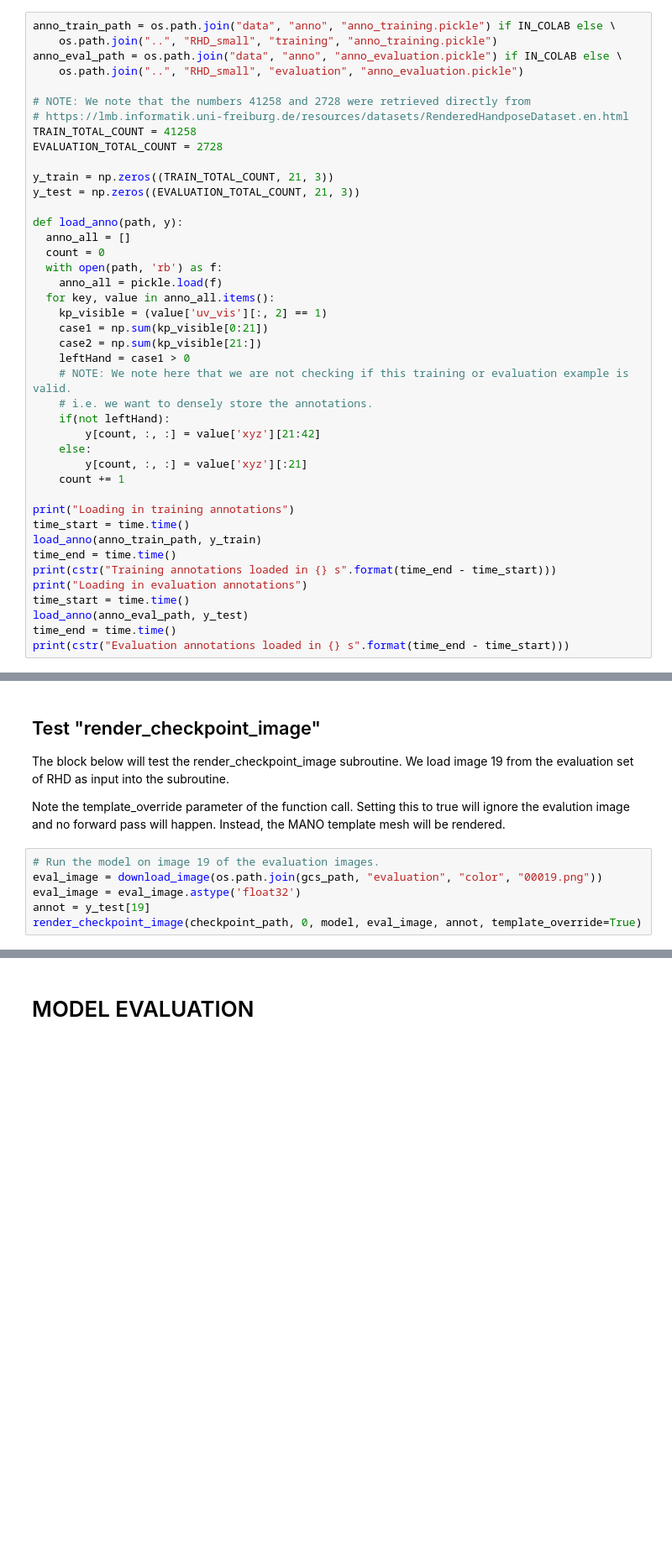
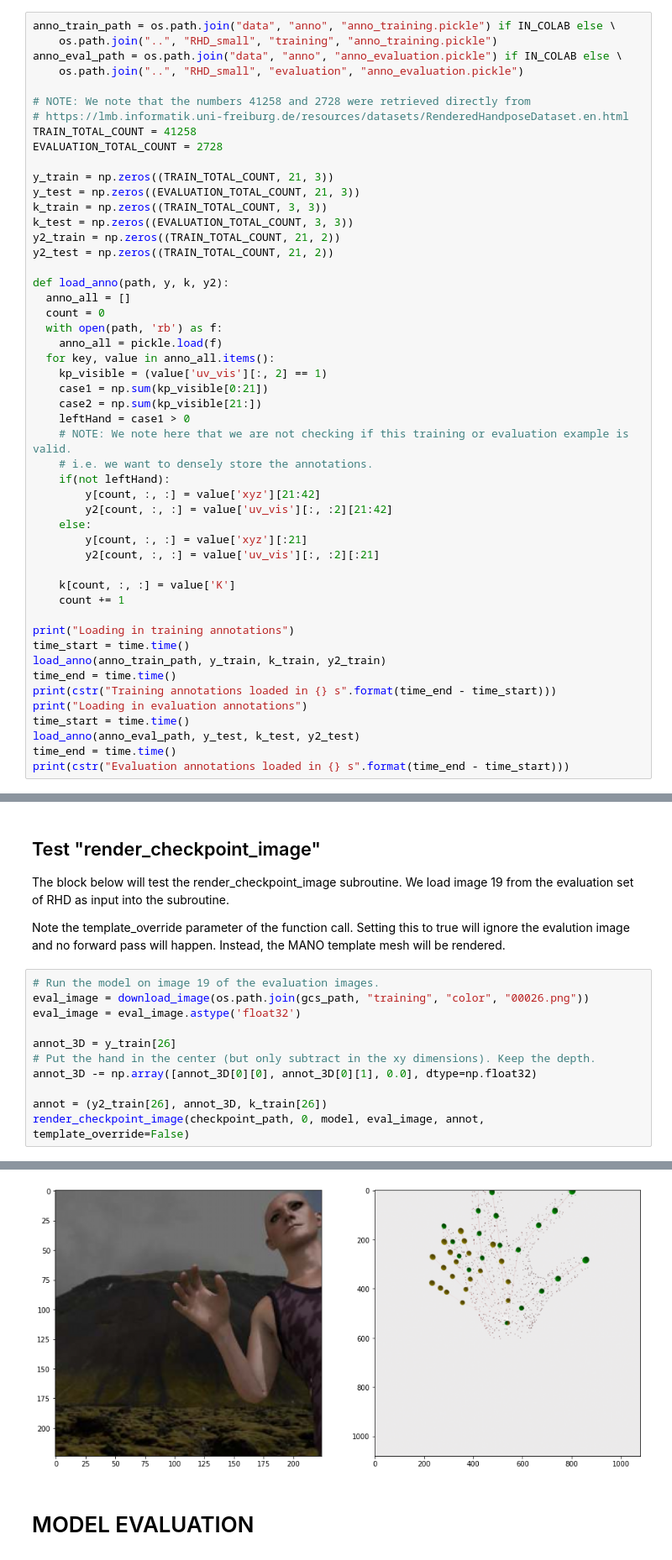
Before and after one commit to BluBloos/3D-Hand-Tracking, a Jupyter notebook: src/HandTracking.ipynb, the cells around one changed output, grey strips where cells are left out. Shown: that part at 84% size. Cells and saved outputs as stored; diff of their text form; blank space fills up the shorter version.

```diff
--- a/src/HandTracking.ipynb
+++ b/src/HandTracking.ipynb
@@ -120,8 +135,12 @@ EVALUATION_TOTAL_COUNT = 2728
 
 y_train = np.zeros((TRAIN_TOTAL_COUNT, 21, 3))
 y_test = np.zeros((EVALUATION_TOTAL_COUNT, 21, 3))
+k_train = np.zeros((TRAIN_TOTAL_COUNT, 3, 3))
+k_test = np.zeros((EVALUATION_TOTAL_COUNT, 3, 3))
+y2_train = np.zeros((TRAIN_TOTAL_COUNT, 21, 2))
+y2_test = np.zeros((TRAIN_TOTAL_COUNT, 21, 2))
 
-def load_anno(path, y):
+def load_anno(path, y, k, y2):
   anno_all = []
   count = 0
   with open(path, 'rb') as f:
@@ -135,17 +154,21 @@ def load_anno(path, y):
     # i.e. we want to densely store the annotations.
     if(not leftHand):
         y[count, :, :] = value['xyz'][21:42]
+        y2[count, :, :] = value['uv_vis'][:, :2][21:42]
     else:
         y[count, :, :] = value['xyz'][:21]
+        y2[count, :, :] = value['uv_vis'][:, :2][:21]
+
+    k[count, :, :] = value['K']
     count += 1
 
 print("Loading in training annotations")
 time_start = time.time()
-load_anno(anno_train_path, y_train)
+load_anno(anno_train_path, y_train, k_train, y2_train)
 time_end = time.time()
 print(cstr("Training annotations loaded in {} s".format(time_end - time_start)))
 print("Loading in evaluation annotations")
 time_start = time.time()
-load_anno(anno_eval_path, y_test)
+load_anno(anno_eval_path, y_test, k_test, y2_test)
 time_end = time.time()
 print(cstr("Evaluation annotations loaded in {} s".format(time_end - time_start)))
@@ -305,7 +353,13 @@ The block below will test the render_checkpoint_image subroutine. We load image
 Note the template_override parameter of the function call. Setting this to true will ignore the evalution image and no forward pass will happen. Instead, the MANO template mesh will be rendered.
 # %%
 # Run the model on image 19 of the evaluation images.
-eval_image = download_image(os.path.join(gcs_path, "evaluation", "color", "00019.png"))
+eval_image = download_image(os.path.join(gcs_path, "training", "color", "00026.png"))
 eval_image = eval_image.astype('float32')
-annot = y_test[19]
-render_checkpoint_image(checkpoint_path, 0, model, eval_image, annot, template_override=True)
+
+annot_3D = y_train[26]
+# Put the hand in the center (but only subtract in the xy dimensions). Keep the depth.
+annot_3D -= np.array([annot_3D[0][0], annot_3D[0][1], 0.0], dtype=np.float32)
+
+annot = (y2_train[26], annot_3D, k_train[26])
+render_checkpoint_image(checkpoint_path, 0, model, eval_image, annot, template_override=False)
+# %% [output]
@@ -312,3 +371,4 @@ render_checkpoint_image(checkpoint_path, 0, model, eval_image, annot, template_o
+[figure, added]
 # %% [markdown]
 # MODEL EVALUATION
 # %%
```
Also changed, not shown: parts of 6 cells of this notebook, 5 other files.
